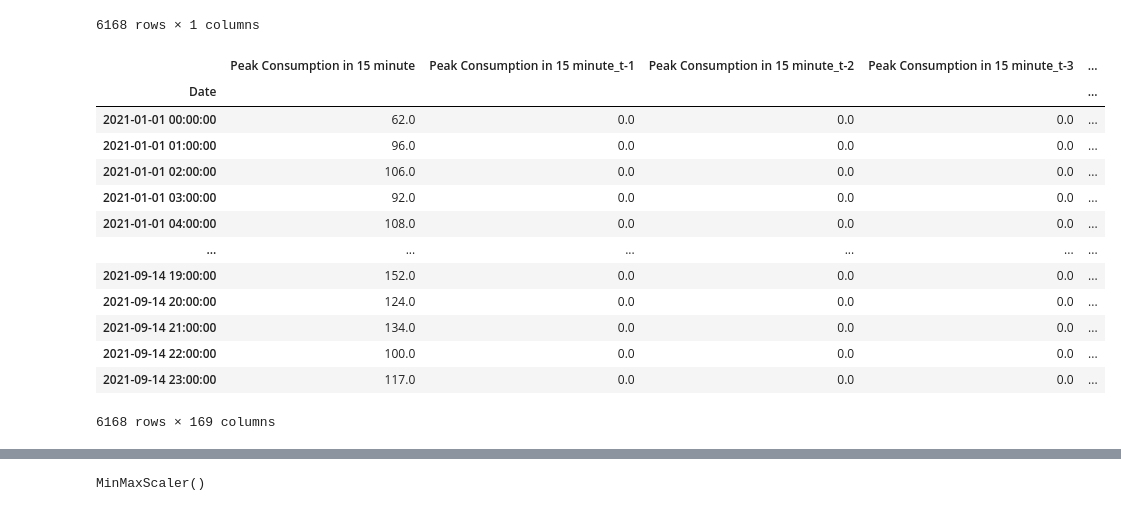
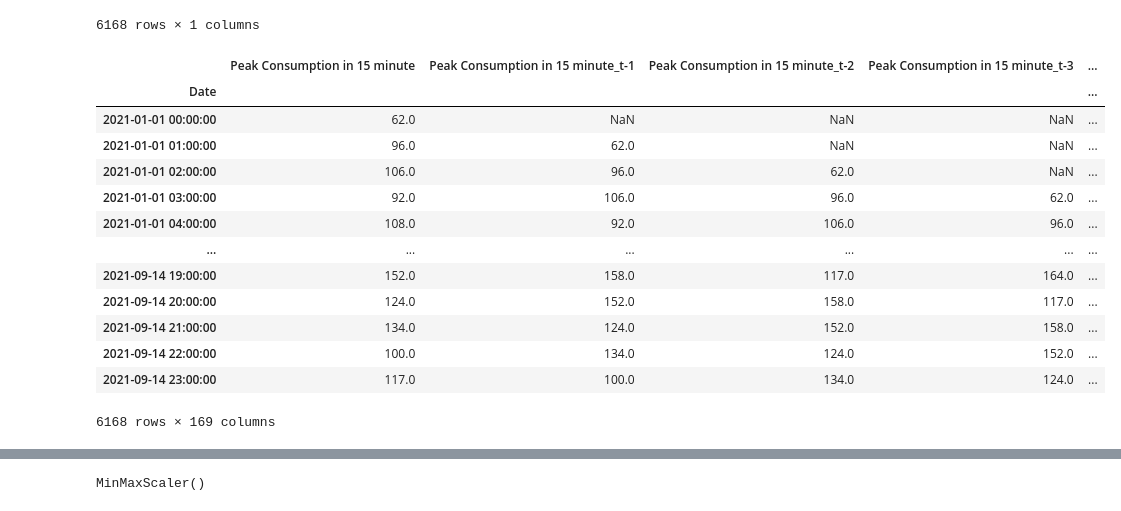
Before and after one commit to SeoHyun1024/kamp-resource-optimization-benchmark, a Jupyter notebook: notebooks/01_preprocessing.ipynb, the cells around one changed output, grey strips where cells are left out. Drawn from its saved outputs; the diff is of its cells as text; code cells hidden in the pictures.

```diff
--- a/notebooks/01_preprocessing.ipynb
+++ b/notebooks/01_preprocessing.ipynb
@@ -314,25 +319,30 @@ daily_data
 n_times_advance = 1
 n_times_windows =168
 # %%
-for k in range(n_times_advance, n_times_advance + n_times_windows):
-    daily_data["Peak Consumption in 15 minute_t-%i" % k] = np.zeros(
-        len(daily_data["Peak Consumption in 15 minute"])
-    )
+target_col = "Peak Consumption in 15 minute"
+lag_steps = range(n_times_advance, n_times_advance + n_times_windows)
+lag_cols = [f"{target_col}_t-{k}" for k in lag_steps]
 
+# shift(k) = k시간 전 값. 컬럼을 한 번에 만들어 붙인다
+lag_frame = pd.concat(
+    {col: daily_data[target_col].shift(k) for col, k in zip(lag_cols, lag_steps)},
+    axis=1,
+)
+daily_data = pd.concat([daily_data[[target_col]], lag_frame], axis=1)
 daily_data
 # %% [output]
 |  | Peak Consumption in 15 minute | Peak Consumption in 15 minute_t-1 | Peak Consumption in 15 minute_t-2 | Peak Consumption in 15 minute_t-3 | ... |
 | Date |  |  |  |  | ... |
-| 2021-01-01 00:00:00 | 62.0 | 0.0 | 0.0 | 0.0 | ... |
-| 2021-01-01 01:00:00 | 96.0 | 0.0 | 0.0 | 0.0 | ... |
-| 2021-01-01 02:00:00 | 106.0 | 0.0 | 0.0 | 0.0 | ... |
-| 2021-01-01 03:00:00 | 92.0 | 0.0 | 0.0 | 0.0 | ... |
-| 2021-01-01 04:00:00 | 108.0 | 0.0 | 0.0 | 0.0 | ... |
+| 2021-01-01 00:00:00 | 62.0 | NaN | NaN | NaN | ... |
+| 2021-01-01 01:00:00 | 96.0 | 62.0 | NaN | NaN | ... |
+| 2021-01-01 02:00:00 | 106.0 | 96.0 | 62.0 | NaN | ... |
+| 2021-01-01 03:00:00 | 92.0 | 106.0 | 96.0 | 62.0 | ... |
+| 2021-01-01 04:00:00 | 108.0 | 92.0 | 106.0 | 96.0 | ... |
 | ... | ... | ... | ... | ... | ... |
-| 2021-09-14 19:00:00 | 152.0 | 0.0 | 0.0 | 0.0 | ... |
-| 2021-09-14 20:00:00 | 124.0 | 0.0 | 0.0 | 0.0 | ... |
-| 2021-09-14 21:00:00 | 134.0 | 0.0 | 0.0 | 0.0 | ... |
-| 2021-09-14 22:00:00 | 100.0 | 0.0 | 0.0 | 0.0 | ... |
-| 2021-09-14 23:00:00 | 117.0 | 0.0 | 0.0 | 0.0 | ... |
+| 2021-09-14 19:00:00 | 152.0 | 158.0 | 117.0 | 164.0 | ... |
+| 2021-09-14 20:00:00 | 124.0 | 152.0 | 158.0 | 117.0 | ... |
+| 2021-09-14 21:00:00 | 134.0 | 124.0 | 152.0 | 158.0 | ... |
+| 2021-09-14 22:00:00 | 100.0 | 134.0 | 124.0 | 152.0 | ... |
+| 2021-09-14 23:00:00 | 117.0 | 100.0 | 134.0 | 124.0 | ... |
 6168 rows × 169 columns
 # %%
```
Also changed, not shown: parts of 34 cells of this notebook, 3 other files.
